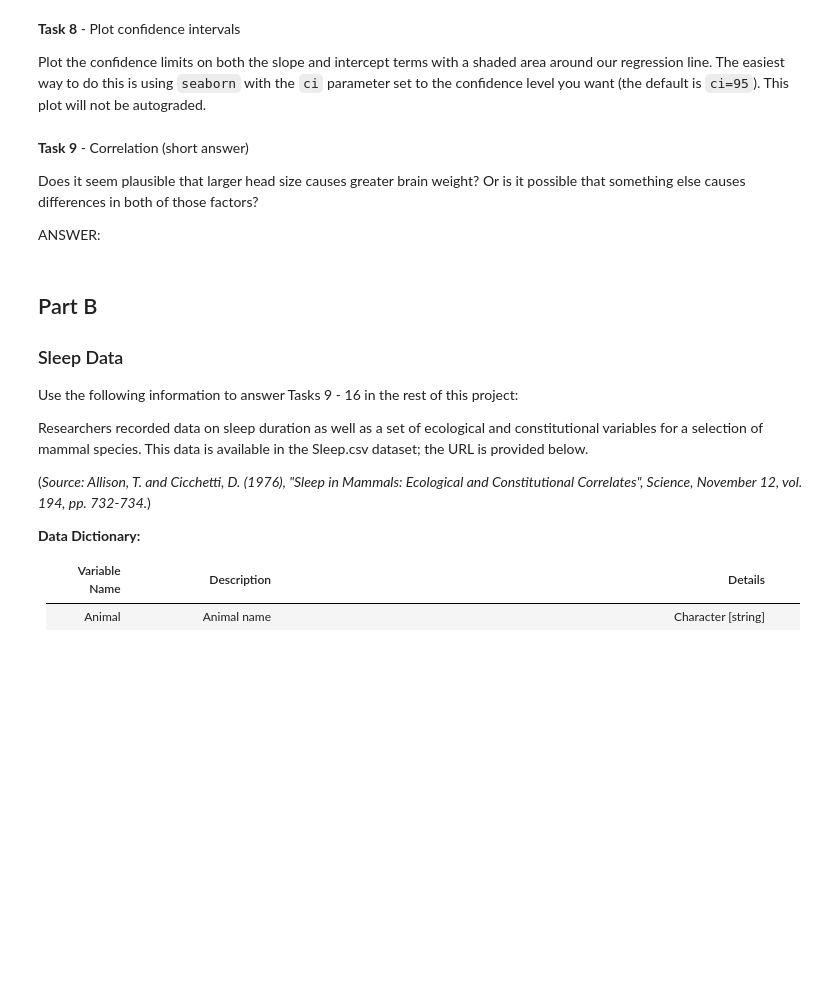
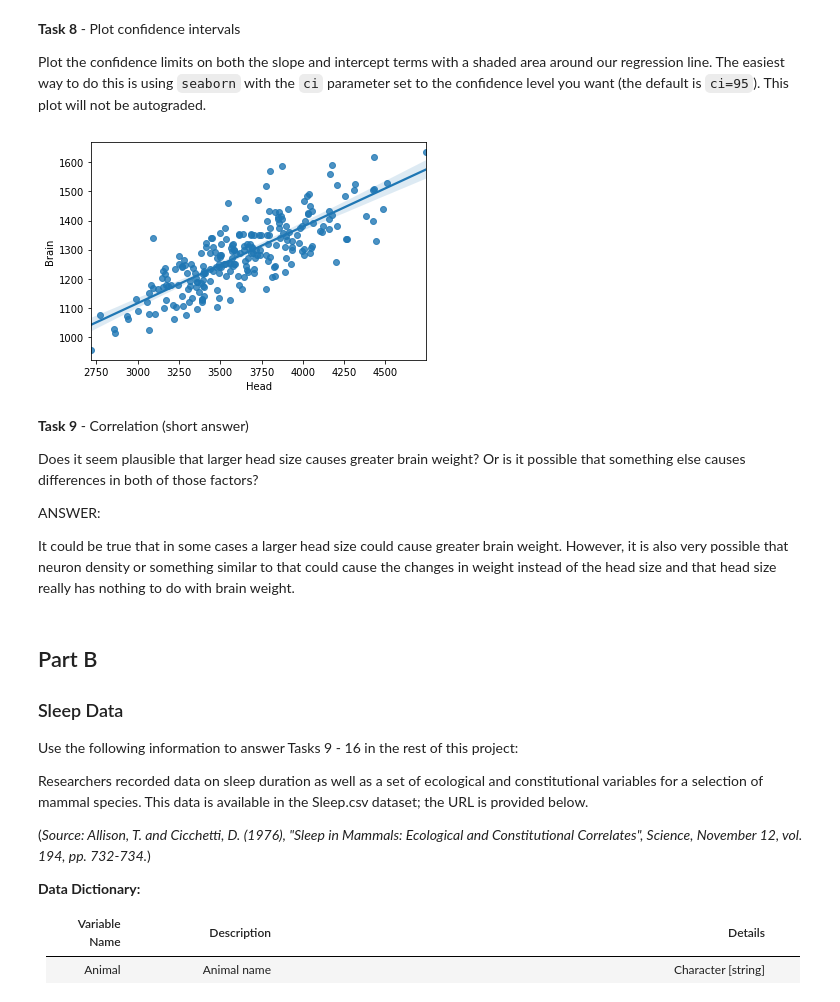
Before and after one commit to JenFaith/DS-Unit-1-Sprint-3-Linear-Algebra, a Jupyter notebook: Faith_LS_DS_132_Inference_For_Regression_Assignment_AG_ipynb_txt.ipynb, the cells around one changed output. Saved outputs shown, nothing was run; the diff lists cells and outputs as text; code cells hidden in the pictures; blank space fills up the shorter version.

```diff
--- a/Faith_LS_DS_132_Inference_For_Regression_Assignment_AG_ipynb_txt.ipynb
+++ b/Faith_LS_DS_132_Inference_For_Regression_Assignment_AG_ipynb_txt.ipynb
@@ -74,7 +86,7 @@ import numpy as np
 data_url = 'https://raw.githubusercontent.com/LambdaSchool/data-science-practice-datasets/main/unit_1/Brainhead/Brainhead.csv'
 
 # YOUR CODE HERE
-raise NotImplementedError()
+df = pd.read_csv(data_url)
 
 # Print out your DataFrame
 df.head()
@@ -200,9 +272,19 @@ raise NotImplementedError()
+# %%
+# Task 8
+
+# YOUR CODE HERE
+import seaborn as sns
+ax = sns.regplot(x = 'Head', y='Brain', data = df)
+# %% [output]
+[figure, added]
 # %% [markdown]
 **Task 9** - Correlation (short answer)
 
 Does it seem plausible that larger head size causes greater brain weight?  Or is it possible that something else causes differences in both of those factors?
 
 ANSWER:
+
+It could be true that in some cases a larger head size could cause greater brain weight. However, it is also very possible that neuron density or something similar to that could cause the changes in weight instead of the head size and that head size really has nothing to do with brain weight.
 # %% [markdown]
 ## Part B
 
```
Also changed, not shown: parts of 21 cells of this notebook.
